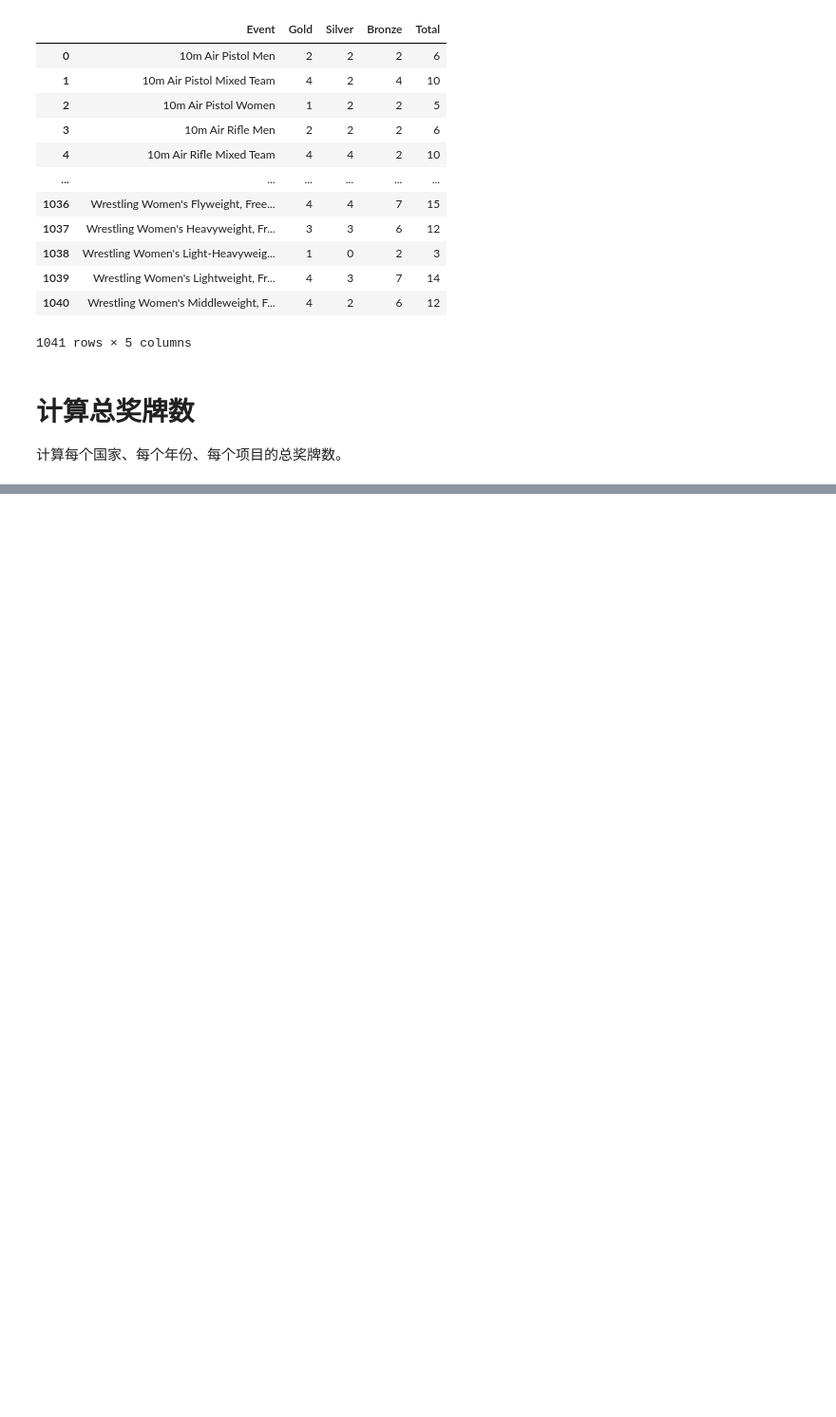
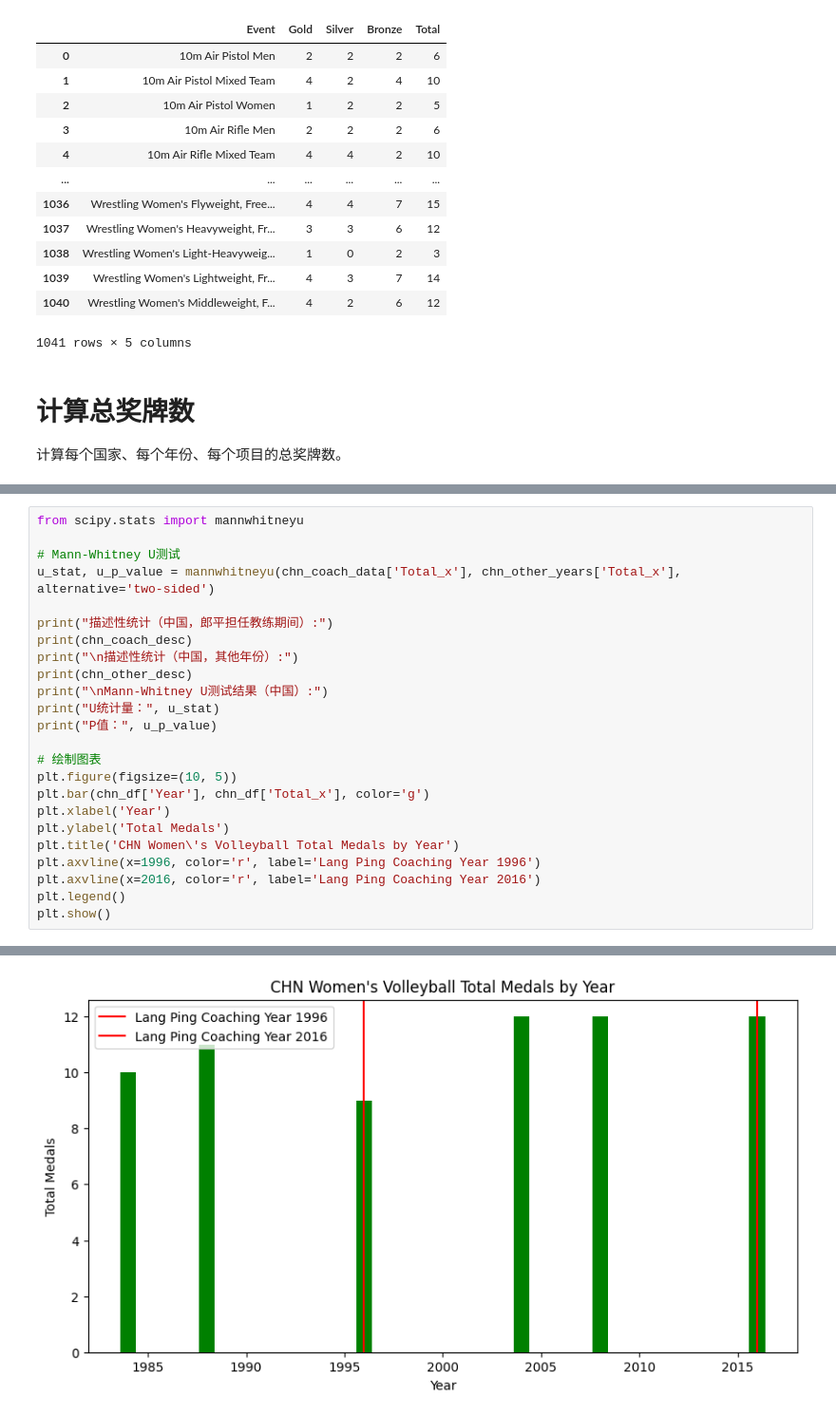
Before and after one commit to alanzhou001/mcm2025, a Jupyter notebook: notebook/prob2.ipynb, the cells around one changed output, grey strips where cells are left out. Shown at 95% size. Cells and saved outputs as stored; diff of their text form; blank space fills up the shorter version.

```diff
--- a/notebook/prob2.ipynb
+++ b/notebook/prob2.ipynb
@@ -224,0 +401,25 @@ medals_by_year_country_event.to_csv(r'D:/mcm2025/data/processed/medals_by_year_c
+# %%
+from scipy.stats import mannwhitneyu
+
+# Mann-Whitney U测试
+u_stat, u_p_value = mannwhitneyu(chn_coach_data['Total_x'], chn_other_years['Total_x'], alternative='two-sided')
+
+print("描述性统计（中国，郎平担任教练期间）:")
+print(chn_coach_desc)
+print("\n描述性统计（中国，其他年份）:")
+print(chn_other_desc)
+print("\nMann-Whitney U测试结果（中国）:")
+print("U统计量：", u_stat)
+print("P值：", u_p_value)
+
+# 绘制图表
+plt.figure(figsize=(10, 5))
+plt.bar(chn_df['Year'], chn_df['Total_x'], color='g')
+plt.xlabel('Year')
+plt.ylabel('Total Medals')
+plt.title('CHN Women\'s Volleyball Total Medals by Year')
+plt.axvline(x=1996, color='r', label='Lang Ping Coaching Year 1996')
+plt.axvline(x=2016, color='r', label='Lang Ping Coaching Year 2016')
+plt.legend()
+plt.show()
+# %% [output]
@@ -224,0 +443 @@ medals_by_year_country_event.to_csv(r'D:/mcm2025/data/processed/medals_by_year_c
+[figure, added]
```
Also changed, not shown: parts of 25 cells of this notebook.
